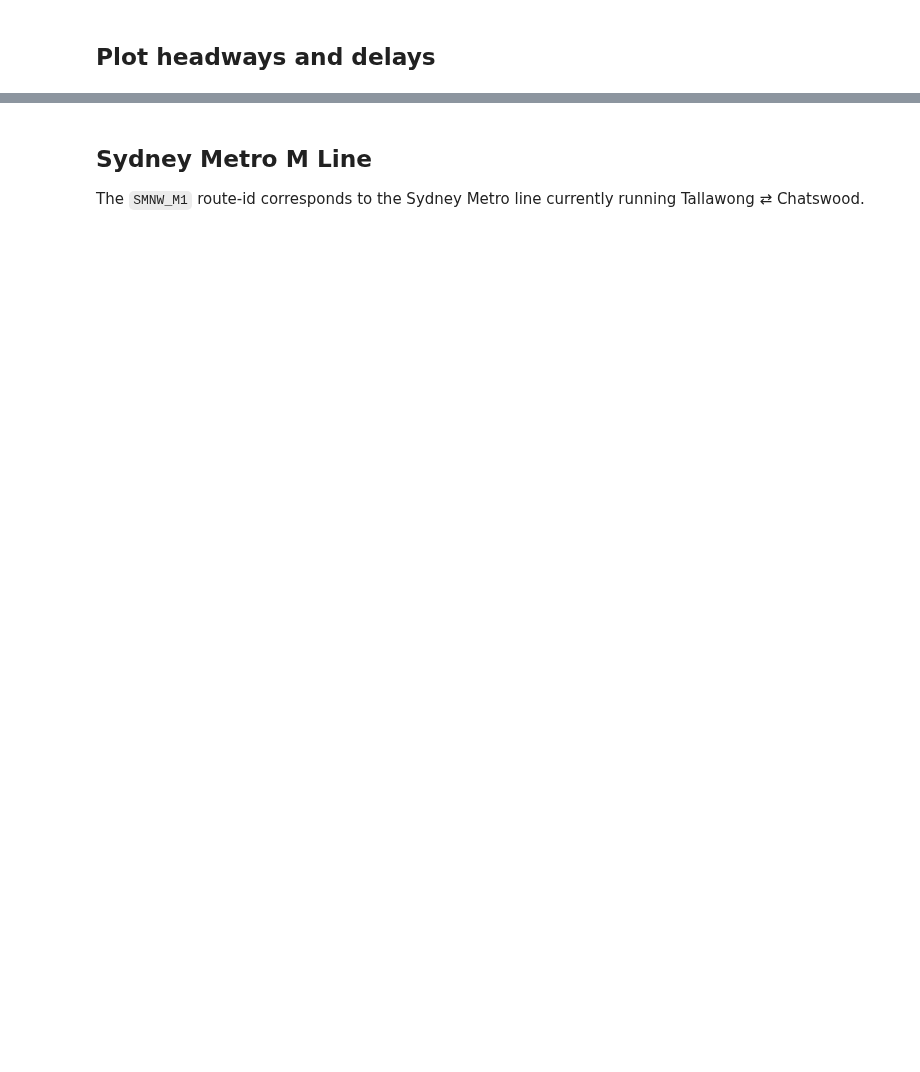
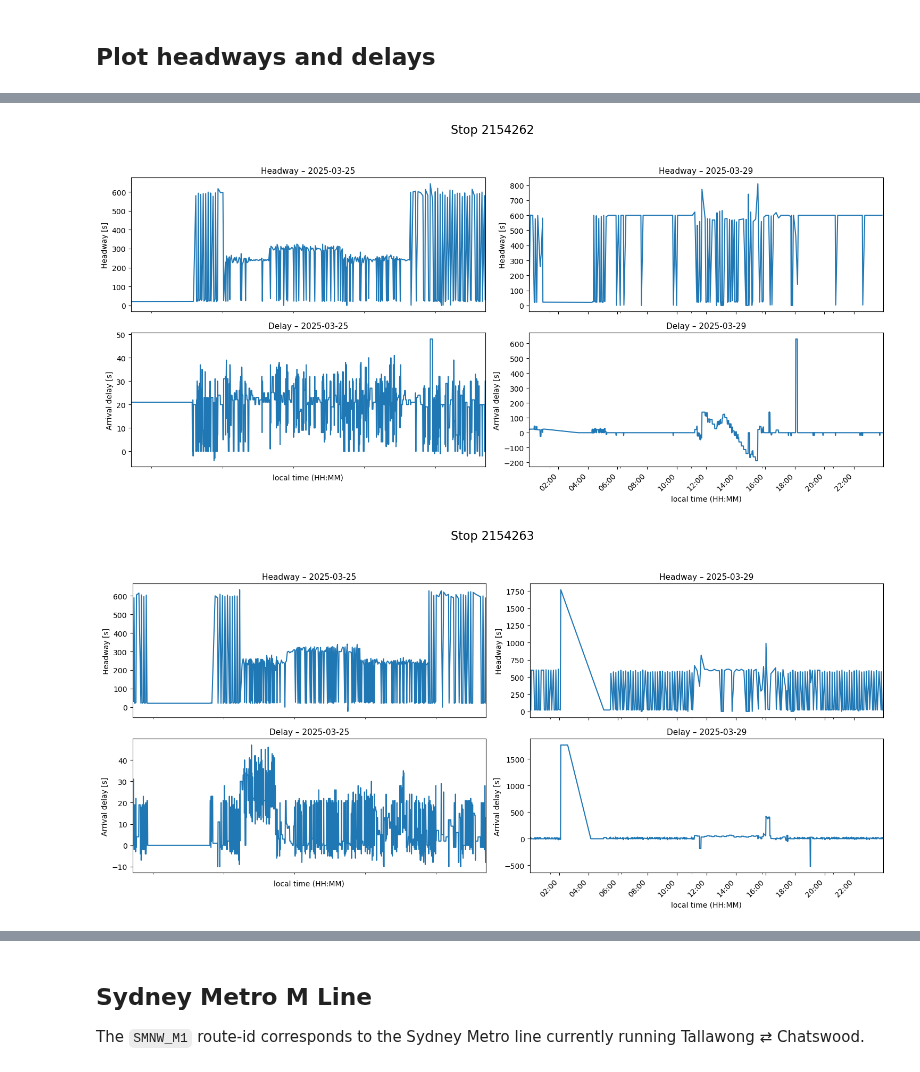
Before and after one commit to LuisMartinParraMorales/metro_disruptions_intelligence, a Jupyter notebook: notebooks/03_generate_features_and_eda.ipynb, the cells around one changed output, grey strips where cells are left out. Cells and saved outputs as stored; diff of their text form; code cells hidden in the pictures; blank space fills up the shorter version.

```diff
--- a/notebooks/03_generate_features_and_eda.ipynb
+++ b/notebooks/03_generate_features_and_eda.ipynb
@@ -179,0 +163,73 @@ for stop in stations:
+# %%
+import matplotlib.pyplot as plt
+from matplotlib.dates import DateFormatter, HourLocator
+import pytz, datetime as dt
+
+# ------------------------------------------------------------------
+# 0  Convert epoch → Sydney-local once
+# ------------------------------------------------------------------
+tz_syd = pytz.timezone("Australia/Sydney")
+feats_all["local_dt"] = (
+    pd.to_datetime(feats_all["snapshot_timestamp"], unit="s", utc=True)
+      .dt.tz_convert(tz_syd)
+)
+
+# ------------------------------------------------------------------
+# 1  Random sample
+# ------------------------------------------------------------------
+days  = np.random.choice(feats_all["local_dt"].dt.date.unique(), 2, replace=False)
+stops = np.random.choice(feats_all["stop_id"].unique(),               2, replace=False)
+
+# tick helpers
+fmt    = DateFormatter("%H:%M", tz=tz_syd)
+hourly = HourLocator(byhour=range(0, 24, 2), tz=tz_syd)
+
+for stop in stops:
+    fig, axes = plt.subplots(2, 2, figsize=(15, 7), sharex="col")
+    fig.suptitle(f"Stop {stop}", fontsize=16, y=1.04)
+
+    for col, day in enumerate(days):
+        start = tz_syd.localize(dt.datetime.combine(day, dt.time(0, 1)))
+        end   = tz_syd.localize(dt.datetime.combine(day, dt.time(23, 59)))
+        mask  = (
+            (feats_all["stop_id"] == stop) &
+            (feats_all["local_dt"] >= start) &
+            (feats_all["local_dt"] <= end)
+        )
+        sub = feats_all.loc[mask]
+
+        # ------------------------------------------------------------------
+        # HEADWAY
+        # ------------------------------------------------------------------
+        ax_h = axes[0, col]
+        (sub[["local_dt", "headway_t"]]
+           .dropna()
+           .plot(x="local_dt", y="headway_t", ax=ax_h, legend=False))
+        ax_h.set_title(f"Headway – {day.isoformat()}", fontsize=11)
+        ax_h.set_xlim(start, end)
+        ax_h.xaxis.set_major_locator(hourly)
+        ax_h.xaxis.set_major_formatter(fmt)
+        ax_h.tick_params(axis="x", rotation=45)
+        ax_h.set_xlabel("local time (HH:MM)")
+        ax_h.set_ylabel("Headway [s]")
+
+        # ------------------------------------------------------------------
+        # ARRIVAL DELAY
+        # ------------------------------------------------------------------
+        ax_d = axes[1, col]
+        (sub[["local_dt", "arrival_delay_t"]]
+           .dropna()
+           .plot(x="local_dt", y="arrival_delay_t", ax=ax_d, legend=False))
+        ax_d.set_title(f"Delay – {day.isoformat()}",   fontsize=11)
+        ax_d.set_xlim(start, end)
+        ax_d.xaxis.set_major_locator(hourly)
+        ax_d.xaxis.set_major_formatter(fmt)
+        ax_d.tick_params(axis="x", rotation=45)
+        ax_d.set_xlabel("local time (HH:MM)")
+        ax_d.set_ylabel("Arrival delay [s]")
+
+    fig.tight_layout()
+    plt.show()
+# %% [output]
+[figure, added]
+[figure, added]
```
Also changed, not shown: parts of 7 cells of this notebook.
